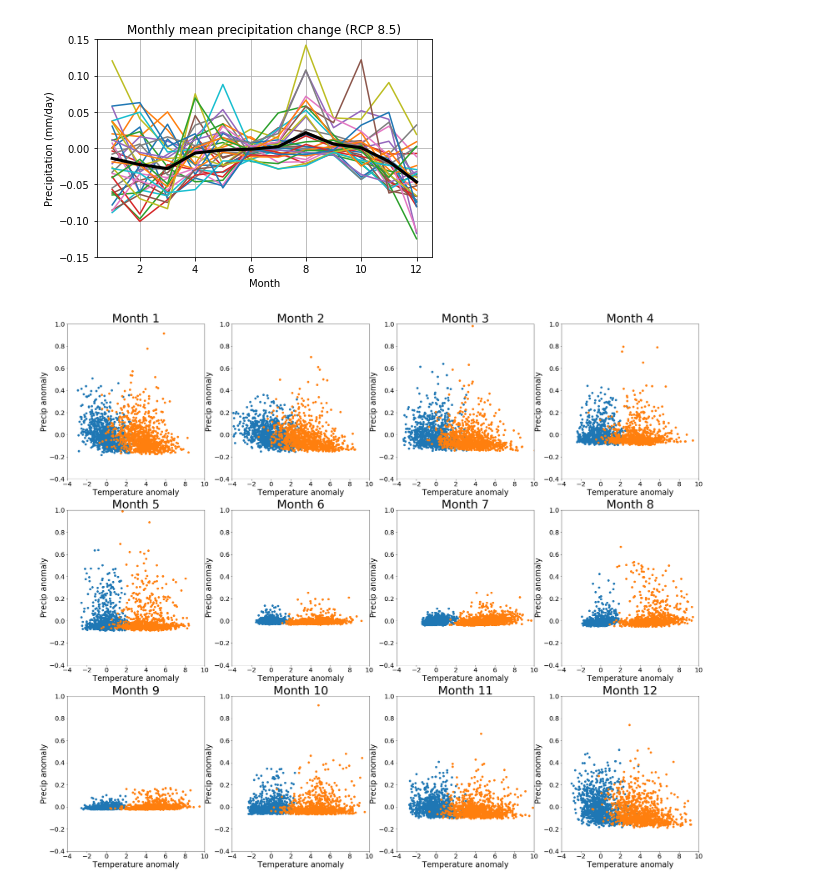
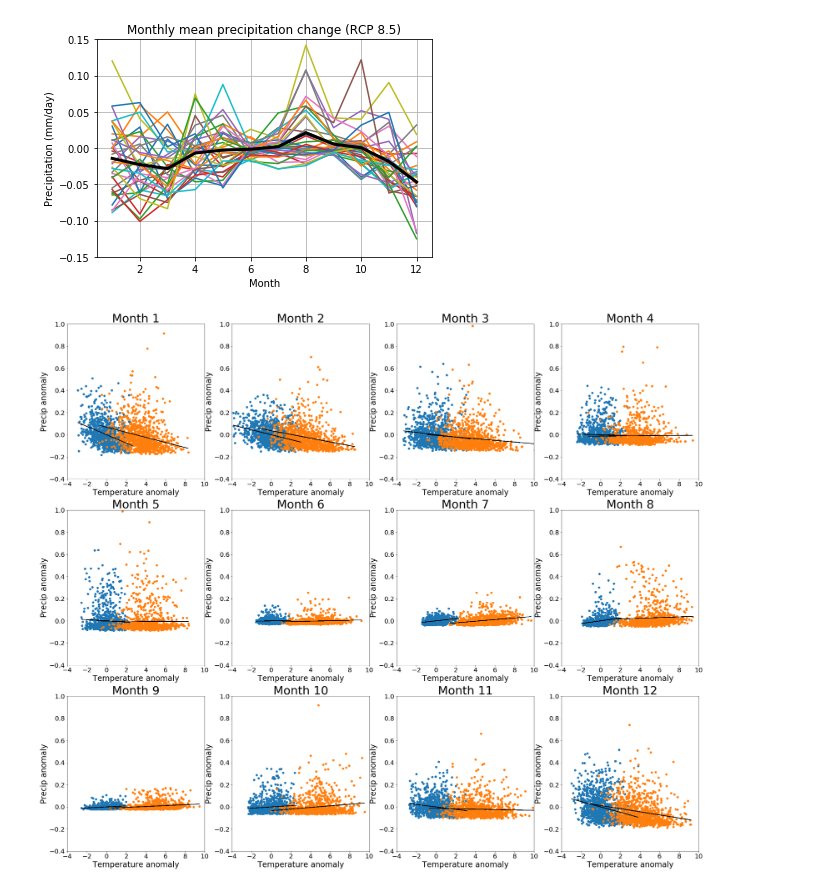
Before and after one commit to ecoffel/grad-research, a Jupyter notebook: 2017-nile-climate/nile-data-exploration.ipynb, the cells around one changed output. Drawn from its saved outputs; the diff is of its cells as text; code cells hidden in the pictures.

```diff
--- a/2017-nile-climate/nile-data-exploration.ipynb
+++ b/2017-nile-climate/nile-data-exploration.ipynb
@@ -324,44 +273,51 @@ for month in months:
         if model == 'Actual': continue
 
         # calculate the historical monthly mean for this model
         meanTemp = numpy.nanmean(tempHistorical[model][indTempHistorical])
         meanPr = numpy.nanmean(prHistorical[model][indPrHistorical])
 
         # save
         curHistoricalTempMeans.append(meanTemp)
         curHistoricalPrMeans.append(meanPr)
 
         # now calculate monthly anomalies
         curHistoricalTempAnoms.append([x - meanTemp for x in tempHistorical[model][indTempHistorical]])
         curHistoricalPrAnoms.append([x - meanPr for x in prHistorical[model][indPrHistorical]])
 
         # and for the future
         curRcp85TempAnoms.append([x - meanTemp for x in tempRcp85[model][indTempRcp85]])
         curRcp85PrAnoms.append([x - meanPr for x in prRcp85[model][indPrRcp85]])
 
     historicalTempAnom.append(curHistoricalTempAnoms)
     historicalPrAnom.append(curHistoricalPrAnoms)
     rcp85TempAnom.append(curRcp85TempAnoms)
     rcp85PrAnom.append(curRcp85PrAnoms)
 
 historicalTempAnom = numpy.array(historicalTempAnom)
 historicalPrAnom = numpy.array(historicalPrAnom)
 rcp85TempAnom = numpy.array(rcp85TempAnom)
 rcp85PrAnom = numpy.array(rcp85PrAnom)
 
-plt.figure(figsize=(35,30))
-for month in list(range(0,12)):
-    plt.subplot(3, 4, month+1)
-    plt.scatter(historicalTempAnom[month, :, :], historicalPrAnom[month, :, :])
-    plt.scatter(rcp85TempAnom[month, :, :], rcp85PrAnom[month, :, :])
-    plt.title('Month ' + str(month+1), fontsize = 36)
-    plt.xlim([-4, 10])
-    plt.ylim([-0.4, 1])
-    plt.xlabel('Temperature anomaly', fontsize = 24)
-    plt.ylabel('Precip anomaly', fontsize = 24)
-    plt.xticks(fontsize=20)
-    plt.yticks(fontsize=20)
+shouldPlot = True
 
-plt.savefig('monthly-anomalies.png', dpi=600)
+if shouldPlot:
+    plt.figure(figsize=(35,30))
+    for month in list(range(0,12)):
+        plt.subplot(3, 4, month+1)
+        plt.scatter(historicalTempAnom[month, :, :], historicalPrAnom[month, :, :])
+        plt.plot(historicalTempAnom[month, :, :].ravel(), numpy.poly1d(numpy.polyfit(historicalTempAnom[month, :, :].ravel(), historicalPrAnom[month, :, :].ravel(), 1))(historicalTempAnom[month, :, :].ravel()), color='k')
+
+        plt.scatter(rcp85TempAnom[month, :, :], rcp85PrAnom[month, :, :])
+        plt.plot(rcp85TempAnom[month, :, :].ravel(), numpy.poly1d(numpy.polyfit(rcp85TempAnom[month, :, :].ravel(), rcp85PrAnom[month, :, :].ravel(), 1))(rcp85TempAnom[month, :, :].ravel()), color='k')
+
+        plt.title('Month ' + str(month+1), fontsize = 36)
+        plt.xlim([-4, 10])
+        plt.ylim([-0.4, 1])
+        plt.xlabel('Temperature anomaly', fontsize = 24)
+        plt.ylabel('Precip anomaly', fontsize = 24)
+        plt.xticks(fontsize=20)
+        plt.yticks(fontsize=20)
+
+    #plt.savefig('monthly-anomalies.png', dpi=600)
 # %% [output]
-[figure, old version]
+[figure, new version]
```
Also changed, not shown: parts of 4 cells of this notebook, 6 other files.
